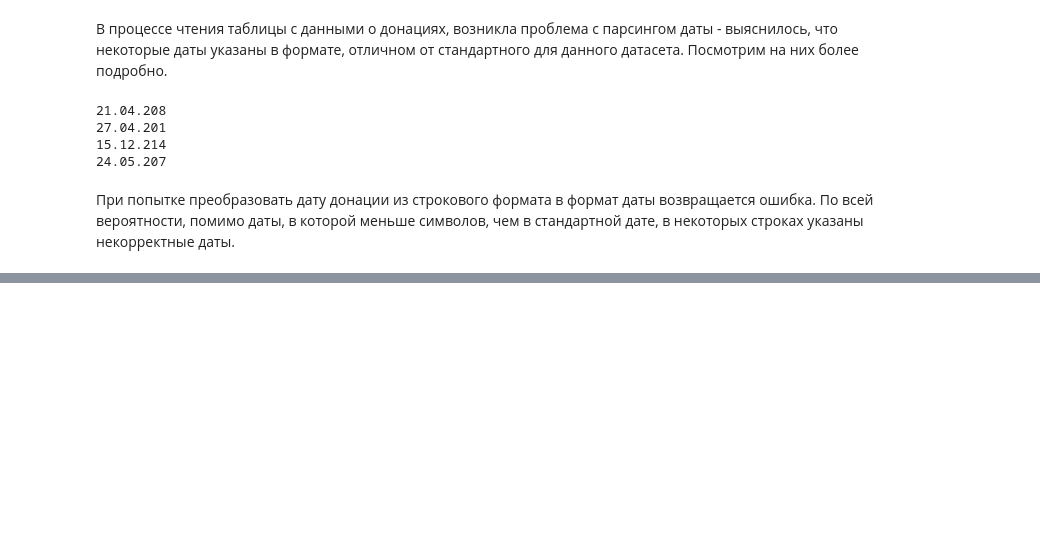
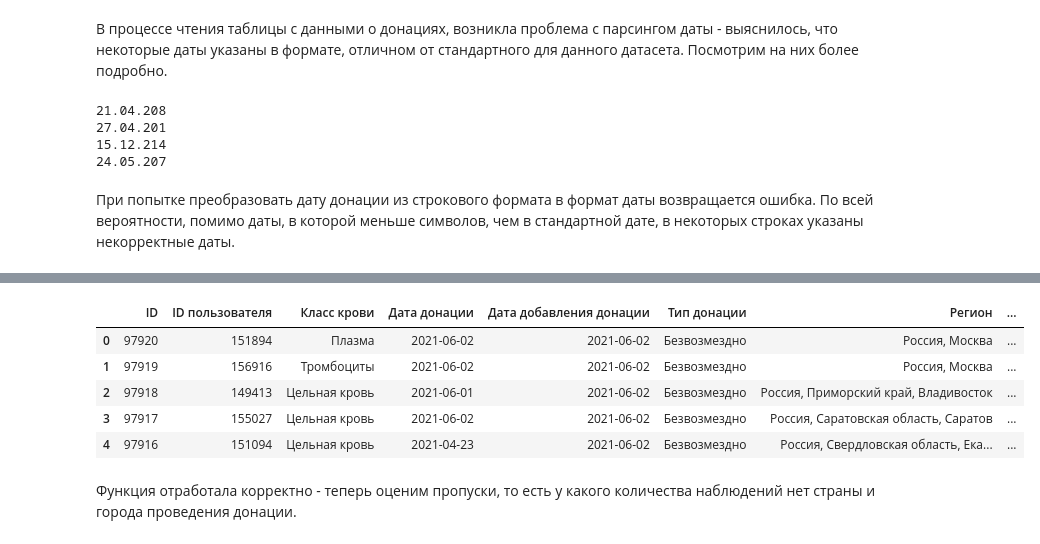
Before and after one commit to kruspe2009/da-ds_pet_projects, a Jupyter notebook: DonorSearch/DonorSearch.ipynb, the cells around one changed output, grey strips where cells are left out. Cells and saved outputs as stored; diff of their text form; code cells hidden in the pictures; blank space fills up the shorter version.

```diff
--- a/DonorSearch/DonorSearch.ipynb
+++ b/DonorSearch/DonorSearch.ipynb
@@ -111,0 +161,3 @@ print('Максимальная дата добавления донации:',
+# %%
+#27 записей для целей исследования определяющего значения не имеют, поэтому уберем эти записи из датасета
+donations_anon = donations_anon[donations_anon['Дата добавления донации'] >= donations_anon['Дата донации']]
@@ -111,0 +168,28 @@ print('Максимальная дата добавления донации:',
+# %%
+#заранее сформируем в датафрейме пустые столбцы, куда запишем наименование страны и города донации
+donations_anon['country'] = np.nan
+donations_anon['city'] = np.nan
+# %%
+#при помощи функции мы разберем локацию на составляющик
+def topo_parser(row):
+  if row['Регион'] != 'Не указано':
+    parsed_topo = row['Регион'].split(',')
+    row['country'] = parsed_topo[0]
+    row['city'] = parsed_topo[-1]
+  else:
+    row['country'] = row['Регион']
+    row['city'] = row['Регион']
+  return row
+# %%
+donations_anon = donations_anon.apply(topo_parser, axis=1)
+# %%
+donations_anon.head()
+# %% [output]
+|  | ID | ID пользователя | Класс крови | Дата донации | Дата добавления донации | Тип донации | Регион | ... |
+| 0 | 97920 | 151894 | Плазма | 2021-06-02 | 2021-06-02 | Безвозмездно | Россия, Москва | ... |
+| 1 | 97919 | 156916 | Тромбоциты | 2021-06-02 | 2021-06-02 | Безвозмездно | Россия, Москва | ... |
+| 2 | 97918 | 149413 | Цельная кровь | 2021-06-01 | 2021-06-02 | Безвозмездно | Россия, Приморский край, Владивосток | ... |
+| 3 | 97917 | 155027 | Цельная кровь | 2021-06-02 | 2021-06-02 | Безвозмездно | Россия, Саратовская область, Саратов | ... |
+| 4 | 97916 | 151094 | Цельная кровь | 2021-04-23 | 2021-06-02 | Безвозмездно | Россия, Свердловская область, Ека... | ... |
+# %% [markdown]
+Функция отработала корректно - теперь оценим пропуски, то есть у какого количества наблюдений нет страны и города проведения донации.
```
Also changed, not shown: parts of 26 cells of this notebook.
